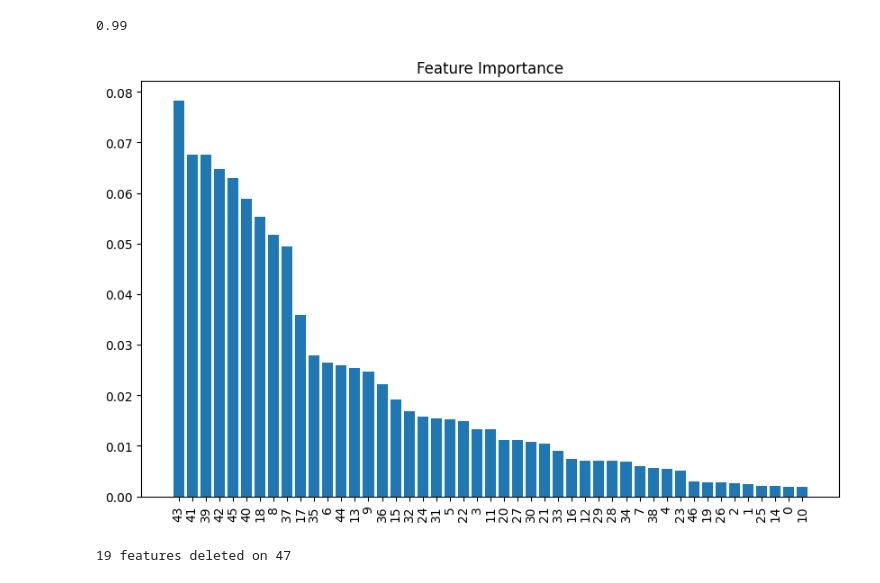
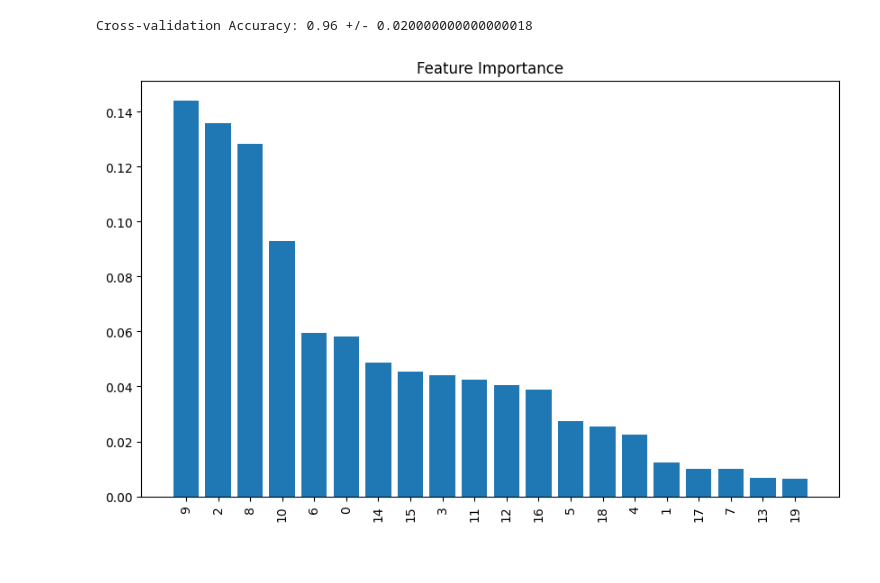
Before and after one commit to clementgilli/Cardiac-Pathology-Prediction, a Jupyter notebook: worksheet.ipynb, the cells around one changed output. Cells and saved outputs as stored; diff of their text form; code cells hidden in the pictures.

```diff
--- a/worksheet.ipynb
+++ b/worksheet.ipynb
@@ -53,6 +26,0 @@ Train Accuracy: 0.989 ± 0.006
-# %%
-clf = RandomForestClassifier(**random_search.best_params_, random_state=0)
-clf.fit(X, y)
-print(clf.score(X, y))
-# %% [output]
-0.99
@@ -58,0 +31,41 @@ print(clf.score(X, y))
+# %%
+svm_params_grid = {
+    'C': [1, 10, 100, 1000],
+    'gamma': [0.001, 0.0001],
+    'kernel': ['rbf']
+}
+
+rf_params_grid = {
+    "n_estimators": [1000],
+    "max_depth": [None],
+    "min_samples_split": randint(5, 30),
+    "min_samples_leaf": randint(5, 30),
+    "max_features": ["sqrt", "log2", None],
+    "criterion": ["gini", "entropy"],
+    "bootstrap": [True, False]
+}
+
+gnb_params_grid = {
+    "var_smoothing": [1e-9, 1e-10,1e-8]
+}
+# %%
+if TRAIN:
+    clfs = []
+    for clf, params, name in zip([SVC(random_state=0,probability=True), RandomForestClassifier(random_state=0), GaussianNB()], [svm_params_grid, rf_params_grid, gnb_params_grid], ["SVM", "Random Forest", "Gaussian Naive Bayes"]):
+        print(f"Training {name}")
+        if name == "Random Forest":
+            grid = RandomizedSearchCV(clf, params, n_iter=50, cv=5, n_jobs=-1)
+        else:
+            grid = GridSearchCV(clf, params, cv=5, n_jobs=-1,)
+        grid.fit(X, y)
+        print(f"Best parameters: {grid.best_params_}")
+        print(f"Best score: {grid.best_score_}")
+        clfs.append(grid.best_estimator_)
+        print(f"Done {name}")
+        print("\n")
+
+else:
+    svm = SVC(C=100, gamma=0.001, kernel='rbf', probability=True, random_state=0)
+    rf = RandomForestClassifier(n_estimators=1000, max_depth=None, min_samples_split=10, min_samples_leaf=7, max_features="log2", criterion='entropy', bootstrap=True, random_state=0)
+    gnb = GaussianNB(var_smoothing=1e-9)
+    clfs = [svm, rf, gnb]
@@ -59,16 +102,18 @@ print(clf.score(X, y))
+# %%
+y_pred = predictions(X, y, X_test, clfs, print_scores=True)
+# %% [output]
+Cross-validation Accuracy: 0.96 +/- 0.020000000000000018
 # %%
-importances = clf.feature_importances_
+rf.fit(X, y)
+
+importances = rf.feature_importances_
 
 index = np.argsort(importances)[::-1]
 
 plt.figure(figsize=(10,6))
 plt.title("Feature Importance")
 plt.bar(range(len(importances)), importances[index], align="center")
 plt.xticks(range(len(importances)),index, rotation=90)
 plt.show()
 # %% [output]
-[figure, old version]
+[figure, new version]
-# %%
-X_filtered, removed_features = filter_features(X, importances, threshold=0.01)
-# %% [output]
-19 features deleted on 47
```
Also changed, not shown: parts of 11 cells of this notebook, 9 other files.
